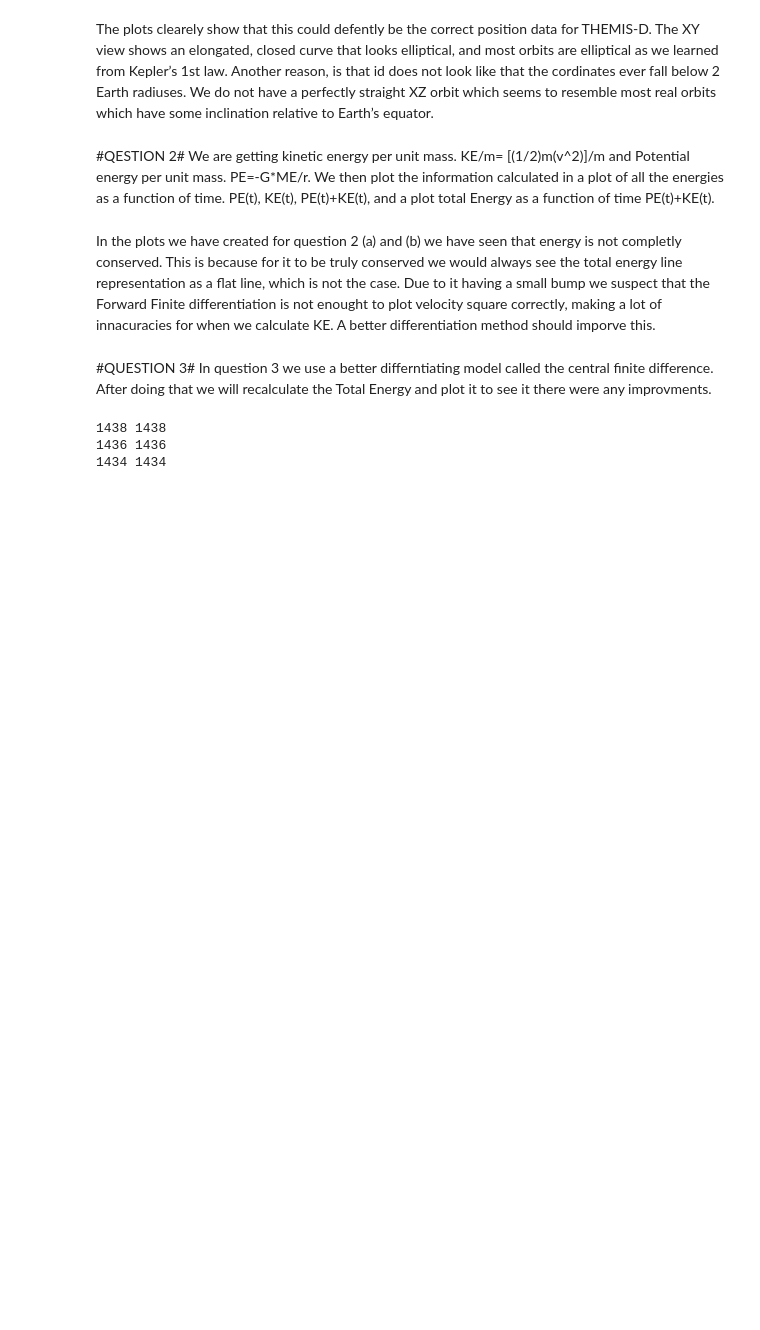
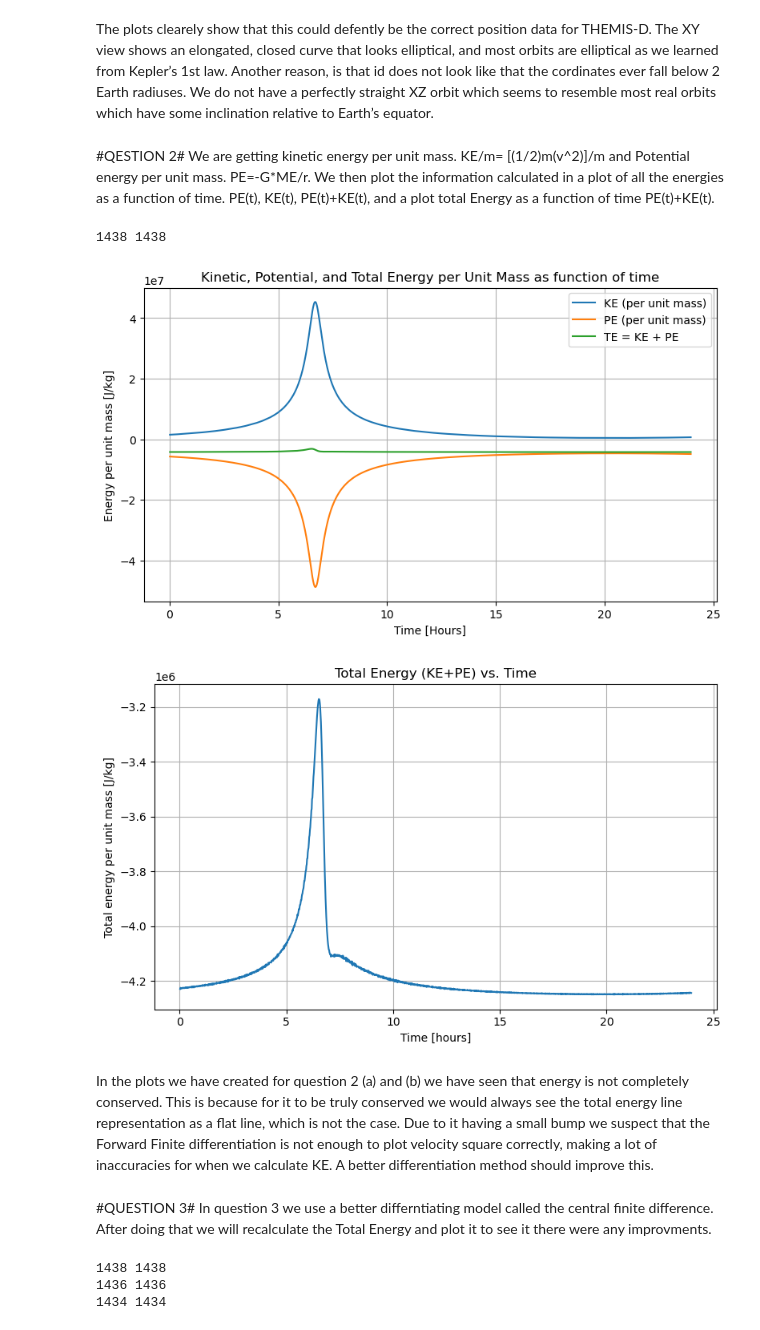
Before and after one commit to SnowyDevo/PHYS481_Assignment_1_2, a Jupyter notebook: Assignment 1 481.ipynb, the cells around one changed output. Drawn from its saved outputs; the diff is of its cells as text; code cells hidden in the pictures; blank space fills up the shorter version.

```diff
--- a/Assignment 1 481.ipynb
+++ b/Assignment 1 481.ipynb
@@ -186,7 +185,6 @@ def simple_potential_energy(x, y, z):
 
 def total_energy(ke, pe):
     """returns total energy from kinetic energy (ke) and potential energy (pe)"""
-    print(len(pe),len(ke))
     return ke + pe
 
 def q2_plots(t, KE, PE, TE):
@@ -196,36 +194,40 @@ def q2_plots(t, KE, PE, TE):
     plt.plot(t, PE, label='PE (per unit mass)')
     plt.plot(t, TE, label='TE = KE + PE')
     plt.xlabel('Time [Hours]')
     plt.ylabel('Energy per unit mass [J/kg]')
     plt.title('Kinetic, Potential, and Total Energy per Unit Mass as function of time')
     plt.grid(True)
     plt.legend()
     plt.tight_layout()
     plt.show()
 
     plt.figure(figsize=(8,5))
     plt.plot(t, TE)
     plt.xlabel('Time [hours]')
     plt.ylabel('Total energy per unit mass [J/kg]')
     plt.title('Total Energy (KE+PE) vs. Time')
     plt.grid(True)
     plt.tight_layout()
     plt.show()
 
 # calling the forward_difference function
 vx = forward_difference(x_m, t_sec)
 vy = forward_difference(y_m, t_sec)
 vz = forward_difference(z_m, t_sec)
 
 # calling the functions needed to caluculate the varius enrergies arrays
 KE = kinetic_energy(vx, vy, vz)
 PE = simple_potential_energy(x_m, y_m, z_m)
 TE = total_energy(KE, PE[1:-1])
 
 # remove edges from time list as they were removed from energies
-q2_plots(t_H[1:-1], KE, PE, TE)
+q2_plots(t_H[1:-1], KE, PE[1:-1], TE)
+# %% [output]
+1438 1438
+[figure, added]
+[figure, added]
 # %% [markdown]
-In the plots we have created for question 2 (a) and (b) we have seen that energy is not completly conserved. This is because for it to be truly conserved we would always see the total energy line representation as a flat line, which is not the case. Due to it having a small bump we suspect that the Forward Finite differentiation is not enought to plot velocity square correctly, making a lot of innacuracies for when we calculate KE. A better differentiation method should imporve this.
+In the plots we have created for question 2 (a) and (b) we have seen that energy is not completely conserved. This is because for it to be truly conserved we would always see the total energy line representation as a flat line, which is not the case. Due to it having a small bump we suspect that the Forward Finite differentiation is not enough to plot velocity square correctly, making a lot of inaccuracies for when we calculate KE. A better differentiation method should improve this.
 # %% [markdown]
 #QUESTION 3#
 In question 3 we use a better differntiating model called the central finite difference. After doing that we will recalculate the Total Energy and plot it to see it there were any improvments.
```
Also changed, not shown: parts of 4 cells of this notebook.
